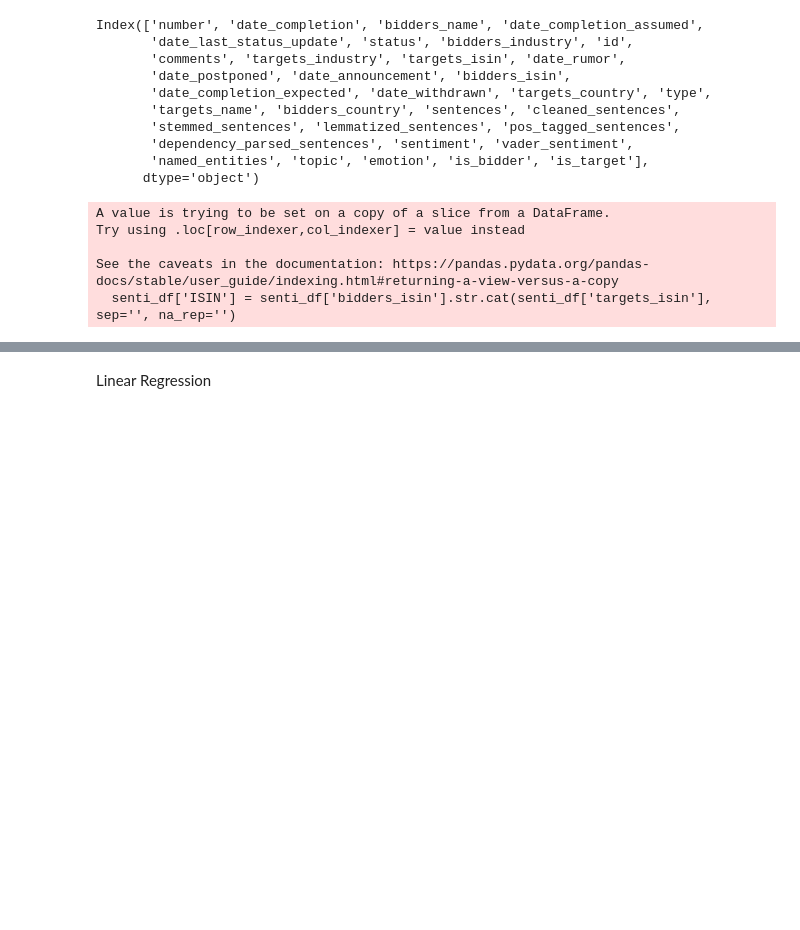
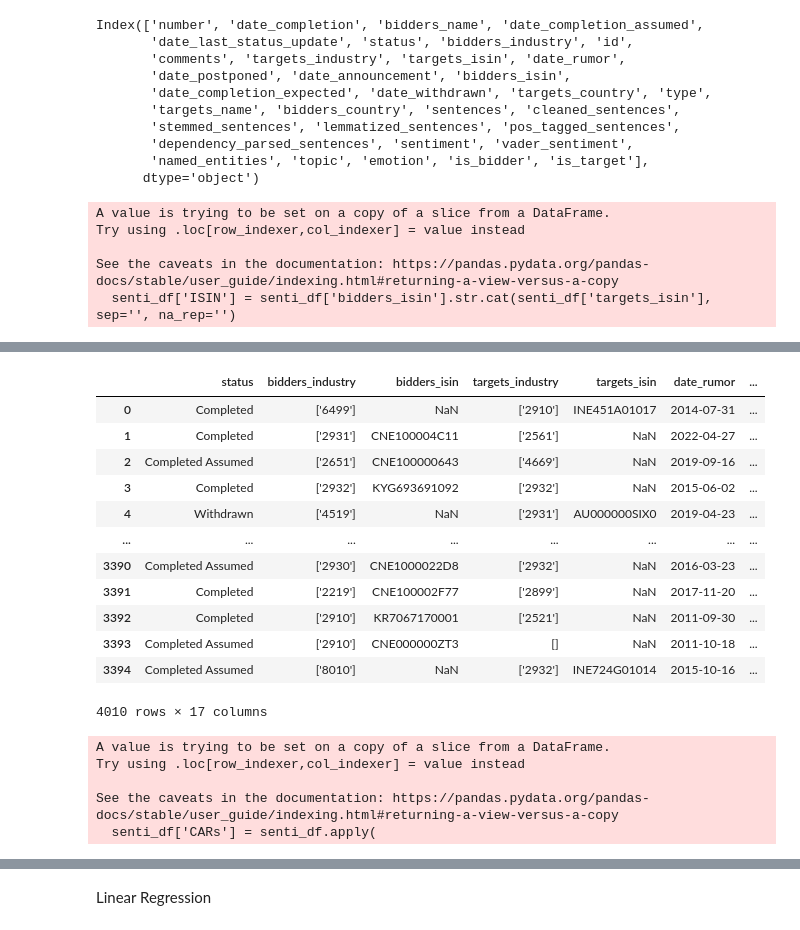
Before and after one commit to grallv/DSB2, a Jupyter notebook: combine_regression.ipynb, the cells around one changed output, grey strips where cells are left out. Cells and saved outputs as stored; diff of their text form; code cells hidden in the pictures; blank space fills up the shorter version.

```diff
--- a/combine_regression.ipynb
+++ b/combine_regression.ipynb
@@ -85,0 +139,56 @@ senti_df.head()
+# %%
+senti_df
+# %% [output]
+|  | status | bidders_industry | bidders_isin | targets_industry | targets_isin | date_rumor | ... |
+| 0 | Completed | ['6499'] | NaN | ['2910'] | INE451A01017 | 2014-07-31 | ... |
+| 1 | Completed | ['2931'] | CNE100004C11 | ['2561'] | NaN | 2022-04-27 | ... |
+| 2 | Completed Assumed | ['2651'] | CNE100000643 | ['4669'] | NaN | 2019-09-16 | ... |
+| 3 | Completed | ['2932'] | KYG693691092 | ['2932'] | NaN | 2015-06-02 | ... |
+| 4 | Withdrawn | ['4519'] | NaN | ['2931'] | AU000000SIX0 | 2019-04-23 | ... |
+| ... | ... | ... | ... | ... | ... | ... | ... |
+| 3390 | Completed Assumed | ['2930'] | CNE1000022D8 | ['2932'] | NaN | 2016-03-23 | ... |
+| 3391 | Completed | ['2219'] | CNE100002F77 | ['2899'] | NaN | 2017-11-20 | ... |
+| 3392 | Completed | ['2910'] | KR7067170001 | ['2521'] | NaN | 2011-09-30 | ... |
+| 3393 | Completed Assumed | ['2910'] | CNE000000ZT3 | [] | NaN | 2011-10-18 | ... |
+| 3394 | Completed Assumed | ['8010'] | NaN | ['2932'] | INE724G01014 | 2015-10-16 | ... |
+4010 rows × 17 columns
+# %%
+# calculate CARs
+event_window = [-2, -1, 0, 1, 2]
+baseline_window = range(-30, -3)
+
+# Create a function to calculate CARs for each ISIN
+def calculate_cars(isin, event_date):
+    try:
+        # Filter stock return data for the specific ISIN
+        stock_returns = stock_ret[stock_ret['ISIN'] == isin].iloc[:, 1:]
+
+        # Convert event_date to column format
+        event_idx = stock_returns.columns.get_loc(event_date)
+
+        # Event window returns
+        event_indices = [event_idx + offset for offset in event_window]
+        event_returns = stock_returns.iloc[:, event_indices].values.flatten()
+
+        # Baseline mean return
+        baseline_indices = [event_idx + offset for offset in baseline_window]
+        baseline_returns = stock_returns.iloc[:, baseline_indices].values.flatten()
+        expected_return = np.nanmean(baseline_returns)
+
+        # Calculate abnormal returns and CARs
+        abnormal_returns = event_returns - expected_return
+        cars = np.nansum(abnormal_returns)
+        return cars
+    except Exception as e:
+        return np.nan  # Return NaN if there is an issue
+
+
+senti_df['CARs'] = senti_df.apply(
+lambda row: calculate_cars(row['ISIN'], row['date_rumor']), axis=1
+)
+# %% [output]
+A value is trying to be set on a copy of a slice from a DataFrame.
+Try using .loc[row_indexer,col_indexer] = value instead
+
+See the caveats in the documentation: https://pandas.pydata.org/pandas-docs/stable/user_guide/indexing.html#returning-a-view-versus-a-copy
+  senti_df['CARs'] = senti_df.apply(
```
Also changed, not shown: parts of 28 cells of this notebook.
